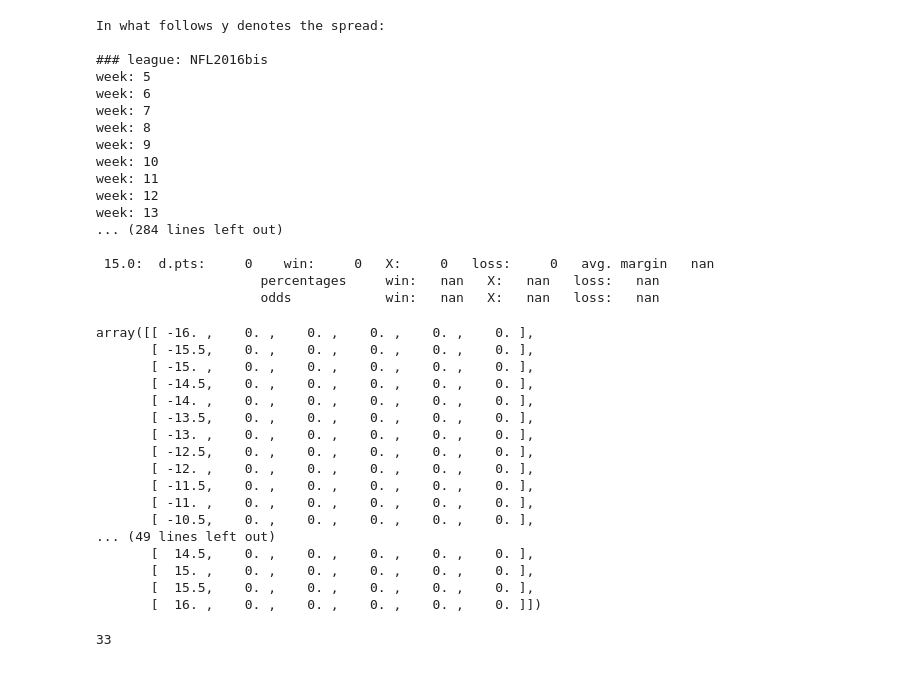
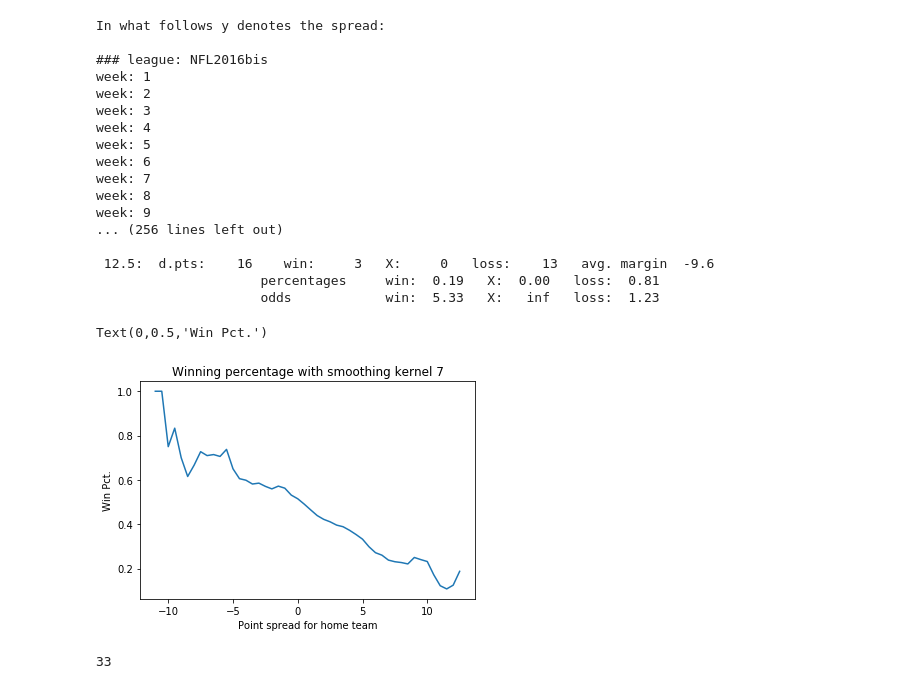
Before and after one commit to possanner/BetAnalysis, a Jupyter notebook: NFLanalysis.ipynb, the cells around one changed output. Cells and saved outputs as stored; diff of their text form; code cells hidden in the pictures.

```diff
--- a/NFLanalysis.ipynb
+++ b/NFLanalysis.ipynb
@@ -10,10 +10,10 @@ siz = len(lines)
 data_all = np.zeros((siz, 6))
 data_all[:, 0] = lines
 
-conv_kernel = 2
+conv_kernel = 7
 
 leagues = ['NFL2016bis', 'NFL2017bis', 'NFL2018bis']
-start_week = [5, 5, 5]
+start_week = [1, 1, 1]
 end_week = [17, 17, 17]
 # %%
 k = 0
@@ -106,6 +106,8 @@ redpr('               odds            win: {1:5.2f}   X: {2:5.2f}   loss: {3:5.2
 # twenty bin:
 print()
 print('all bins:')
+x_data = []
+y_data = []
 for i in range(conv_kernel, len(lines) - conv_kernel):
     #print('i', i, i - conv_kernel, i + conv_kernel)
     games = np.sum(data_all[i - conv_kernel:i + conv_kernel, 1])
@@ -113,61 +115,50 @@ for i in range(conv_kernel, len(lines) - conv_kernel):
     ties = np.sum(data_all[i - conv_kernel:i + conv_kernel, 3])
     losses = np.sum(data_all[i - conv_kernel:i + conv_kernel, 4])
     diff = np.sum(data_all[i - conv_kernel:i + conv_kernel, 5])
 
     print()
     redpr('{:5.1f}'.format(lines[i]) + ':  d.pts: {0:5.0f}    win: {1:5.0f}   X: {2:5.0f}   loss: {3:5.0f}   avg. margin {4:5.1f}'.format(games, wins, ties, losses, diff/games))
     print('                     percentages     win: {1:5.2f}   X: {2:5.2f}   loss: {3:5.2f}'.format(games, wins/games, ties/games, losses/games))
     redpr('                     odds            win: {1:5.2f}   X: {2:5.2f}   loss: {3:5.2f}'.format(games, games/wins, games/ties, games/losses))
 
+    x_data.append(lines[i])
+    y_data.append(wins/games)
+
+plt.plot(x_data, y_data)
+plt.title('Winning percentage with smoothing kernel ' + str(conv_kernel))
+plt.xlabel('Point spread for home team')
+plt.ylabel('Win Pct.')
 # all bins:
 #print('All bins:')
 #for i in range(len(lines)):
 #    games = np.sum(data_all[i:i + 1, 1])
 #    wins = np.sum(data_all[i:i + 1, 2])
 #    ties = np.sum(data_all[i:i + 1, 3])
 #    losses = np.sum(data_all[i:i + 1, 4])
 #    print()
 #    redpr('y = {:5.1f}'.format(lines[i]) + ':  d.pts: {0:5.0f}    win: {1:5.0f}   X: {2:5.0f}   loss: {3:5.0f}'.format(games, wins, ties, losses))
 #    print('               percentages     win: {1:5.2f}   X: {2:5.2f}   loss: {3:5.2f}'.format(games, wins/games, ties/games, losses/games))
 #    redpr('               odds            win: {1:5.2f}   X: {2:5.2f}   loss: {3:5.2f}'.format(games, games/wins, games/ties, games/losses))
 # %% [output]
 In what follows y denotes the spread:
 
 ### league: NFL2016bis
+week: 1
+week: 2
+week: 3
+week: 4
 week: 5
 week: 6
 week: 7
 week: 8
 week: 9
-week: 10
-week: 11
-week: 12
-week: 13
-... (284 lines left out)
+... (256 lines left out)
 
- 15.0:  d.pts:     0    win:     0   X:     0   loss:     0   avg. margin   nan
-                     percentages     win:   nan   X:   nan   loss:   nan
-                     odds            win:   nan   X:   nan   loss:   nan
+ 12.5:  d.pts:    16    win:     3   X:     0   loss:    13   avg. margin  -9.6
+                     percentages     win:  0.19   X:  0.00   loss:  0.81
+                     odds            win:  5.33   X:   inf   loss:  1.23
+Text(0,0.5,'Win Pct.')
+[figure, added]
-# %%
-data_all
-# %% [output]
-array([[ -16. ,    0. ,    0. ,    0. ,    0. ,    0. ],
-       [ -15.5,    0. ,    0. ,    0. ,    0. ,    0. ],
-       [ -15. ,    0. ,    0. ,    0. ,    0. ,    0. ],
-       [ -14.5,    0. ,    0. ,    0. ,    0. ,    0. ],
-       [ -14. ,    0. ,    0. ,    0. ,    0. ,    0. ],
-       [ -13.5,    0. ,    0. ,    0. ,    0. ,    0. ],
-       [ -13. ,    0. ,    0. ,    0. ,    0. ,    0. ],
-       [ -12.5,    0. ,    0. ,    0. ,    0. ,    0. ],
-       [ -12. ,    0. ,    0. ,    0. ,    0. ,    0. ],
-       [ -11.5,    0. ,    0. ,    0. ,    0. ,    0. ],
-       [ -11. ,    0. ,    0. ,    0. ,    0. ,    0. ],
-       [ -10.5,    0. ,    0. ,    0. ,    0. ,    0. ],
-... (49 lines left out)
-       [  14.5,    0. ,    0. ,    0. ,    0. ,    0. ],
-       [  15. ,    0. ,    0. ,    0. ,    0. ,    0. ],
-       [  15.5,    0. ,    0. ,    0. ,    0. ,    0. ],
-       [  16. ,    0. ,    0. ,    0. ,    0. ,    0. ]])
 # %%
 score_away
 # %% [output]
```
Also changed, not shown: 1 other file.
